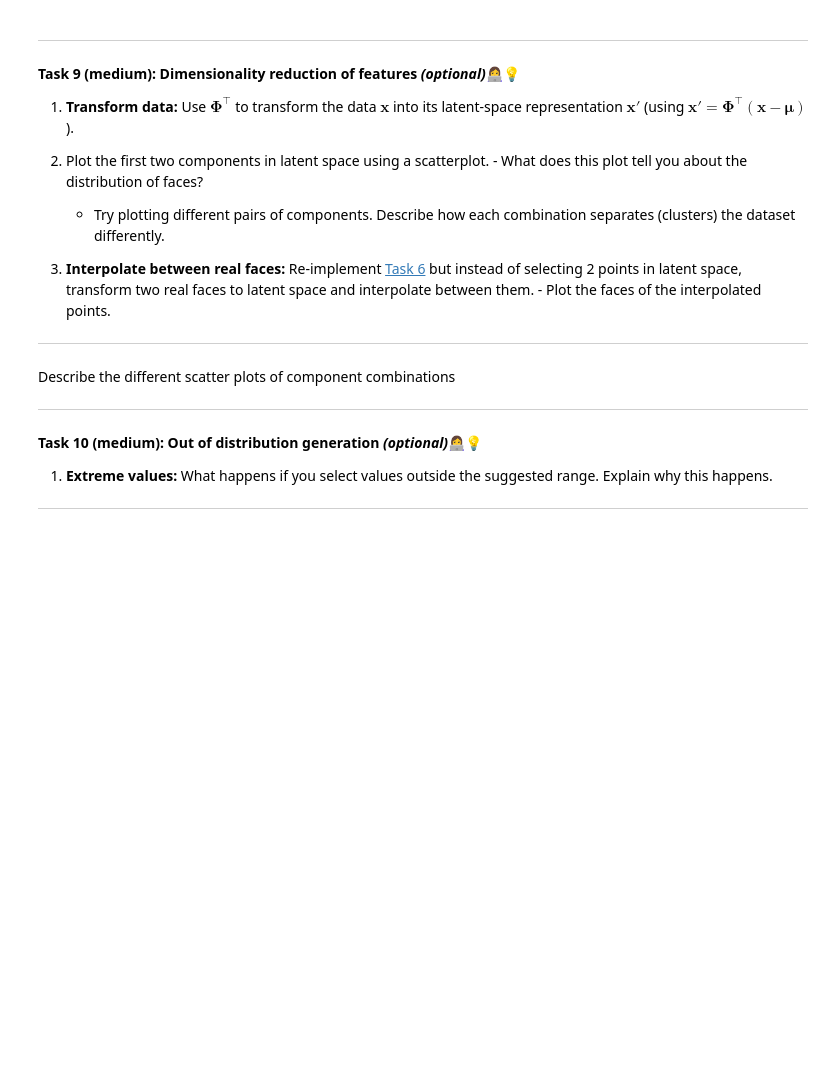
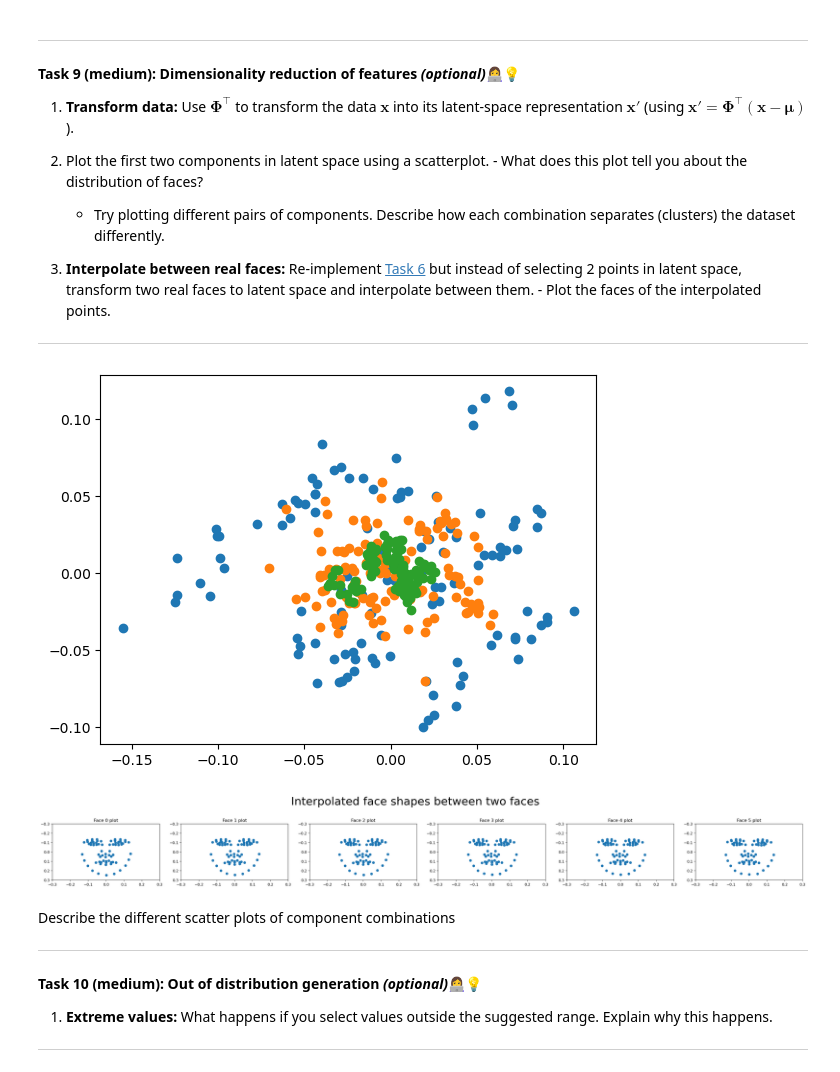
Before and after one commit to nselpriv/ml-assignment-2, a Jupyter notebook: W11/02-shape_generation.ipynb, the cells around one changed output. Saved outputs shown, nothing was run; the diff lists cells and outputs as text; code cells hidden in the pictures; blank space fills up the shorter version.

```diff
--- a/W11/02-shape_generation.ipynb
+++ b/W11/02-shape_generation.ipynb
@@ -544,6 +561,30 @@ plt.show()
 ---
 # %%
 # Write implementation here
+
+faces = transform_to_latent_space(shapes, eigenvectors_corr, mu_corr)
+
+plt.scatter(faces[:, 0], faces[:, 1])
+plt.scatter(faces[:, 2], faces[:, 3])
+plt.scatter(faces[:, 6], faces[:, 7])
+plt.show()
+
+face1 = transform_to_latent_space(shapes[0:1], eigenvectors_corr, mu_corr)
+face2 = transform_to_latent_space(shapes[2:3], eigenvectors_corr, mu_corr)
+
+alphas = np.linspace(0, 1, 6)
+interpolated_latent = np.array([
+        alpha * face1 + (1 - alpha) * face2
+        for alpha in alphas
+    ]).squeeze()
+
+
+reconstructed_faces = np.dot(interpolated_latent, eigenvectors_corr.T) + mu_corr
+
+plot_many_faces(reconstructed_faces, "Interpolated face shapes between two faces")
+# %% [output]
+[figure, added]
+[figure, added]
 # %% [markdown]
 Describe the different scatter plots of component combinations
 
```
Also changed, not shown: parts of 1 cell of this notebook.
